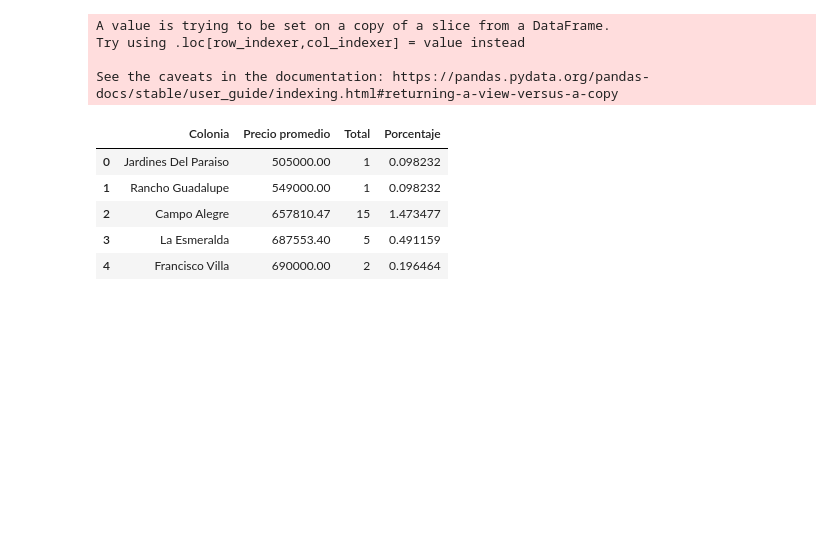
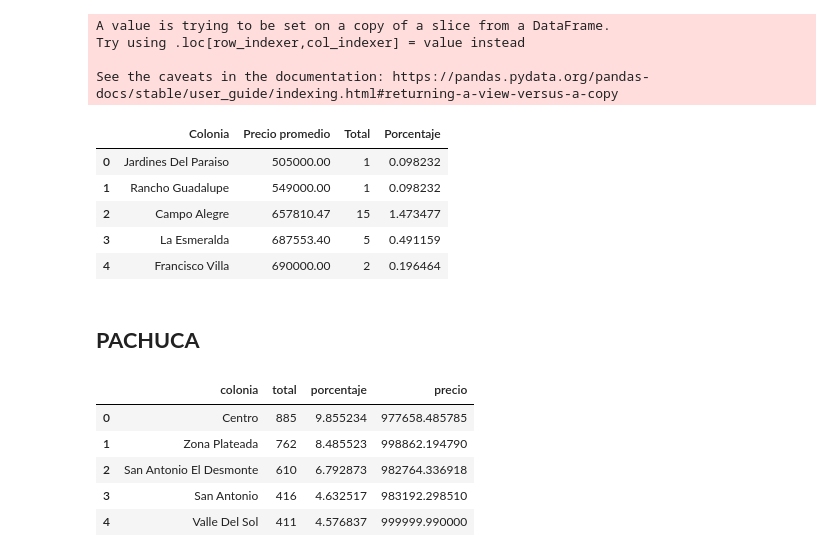
Before and after one commit to MiguelDWT4toCreativo/Datalpine, a Jupyter notebook: resources/jupyter/colonias.ipynb, the cells around one changed output. Cells and saved outputs as stored; diff of their text form; code cells hidden in the pictures; blank space fills up the shorter version.

Commit message:
Colonias predominantes de Pachuca

```diff
--- a/resources/jupyter/colonias.ipynb
+++ b/resources/jupyter/colonias.ipynb
@@ -676,3 +676,13 @@ See the caveats in the documentation: https://pandas.pydata.org/pandas-docs/stab
 | 2 | Campo Alegre | 657810.47 | 15 | 1.473477 |
 | 3 | La Esmeralda | 687553.40 | 5 | 0.491159 |
 | 4 | Francisco Villa | 690000.00 | 2 | 0.196464 |
+# %% [markdown]
+## **PACHUCA**
+# %%
+#preciocol_df_alfa_q_feb_2023_pachuca = df_alfa_q_feb_2023_pachuca[['precio', 'colonia']]
+preciocol_df_alfa_q_jul_2023_pachuca = df_alfa_q_jul_2023_pachuca[['precio', 'colonia']]
+preciocol_df_alfa_q_jun_2023_pachuca = df_alfa_q_jun_2023_pachuca[['precio', 'colonia']]
+preciocol_df_alfa_q_mar_2023_pachuca = df_alfa_q_mar_2023_pachuca[['precio', 'colonia']]
+preciocol_df_alfa_q_nov_2022_pachuca = df_alfa_q_nov_2022_pachuca[['precio', 'colonia']]
+preciocol_df_alfa_q_oct_2022_pachuca = df_alfa_q_oct_2022_pachuca[['precio', 'colonia']]
+preciocol_df_alfa_q_sep_2023_pachuca = df_alfa_q_sep_2023_pachuca[['precio', 'colonia']]
@@ -678,0 +716,32 @@ See the caveats in the documentation: https://pandas.pydata.org/pandas-docs/stab
+# %%
+# Calcular la frecuencia de cada colonia
+frecuencia_colonia = df_concatenado['colonia'].value_counts().reset_index()
+frecuencia_colonia.columns = ['colonia', 'total']
+# Eliminar la entrada 'No obtenida' si está presente
+frecuencia_colonia = frecuencia_colonia[frecuencia_colonia['colonia'] != 'No obtenida']
+frecuencia_colonia = frecuencia_colonia[frecuencia_colonia['colonia'] != 'no obtenida']
+
+# Calcular el total de ocurrencias en el DataFrame original
+total_ocurrencias = frecuencia_colonia['total'].sum()
+
+# Calcular el porcentaje para cada colonia
+frecuencia_colonia['porcentaje'] = (frecuencia_colonia['total'] / total_ocurrencias) * 100
+
+# Seleccionar el top 5 de colonias que más se repiten
+top_5_colonias = frecuencia_colonia.head(5)
+
+# Calcular el precio promedio de cada colonia
+precio_promedio_colonia = df_concatenado.groupby('colonia')['precio'].mean().reset_index()
+
+# Fusionar los DataFrames de frecuencia y precio promedio por colonia
+colonias_predominantes = pd.merge(top_5_colonias, precio_promedio_colonia, on='colonia', how='left')
+# Convertir la primera letra de cada palabra en la columna "colonia" a mayúscula
+colonias_predominantes['colonia'] = colonias_predominantes['colonia'].str.title()
+colonias_predominantes
+# %% [output]
+|  | colonia | total | porcentaje | precio |
+| 0 | Centro | 885 | 9.855234 | 977658.485785 |
+| 1 | Zona Plateada | 762 | 8.485523 | 998862.194790 |
+| 2 | San Antonio El Desmonte | 610 | 6.792873 | 982764.336918 |
+| 3 | San Antonio | 416 | 4.632517 | 983192.298510 |
+| 4 | Valle Del Sol | 411 | 4.576837 | 999999.990000 |
```
Also changed, not shown: parts of 2 cells of this notebook, 2 other files.
